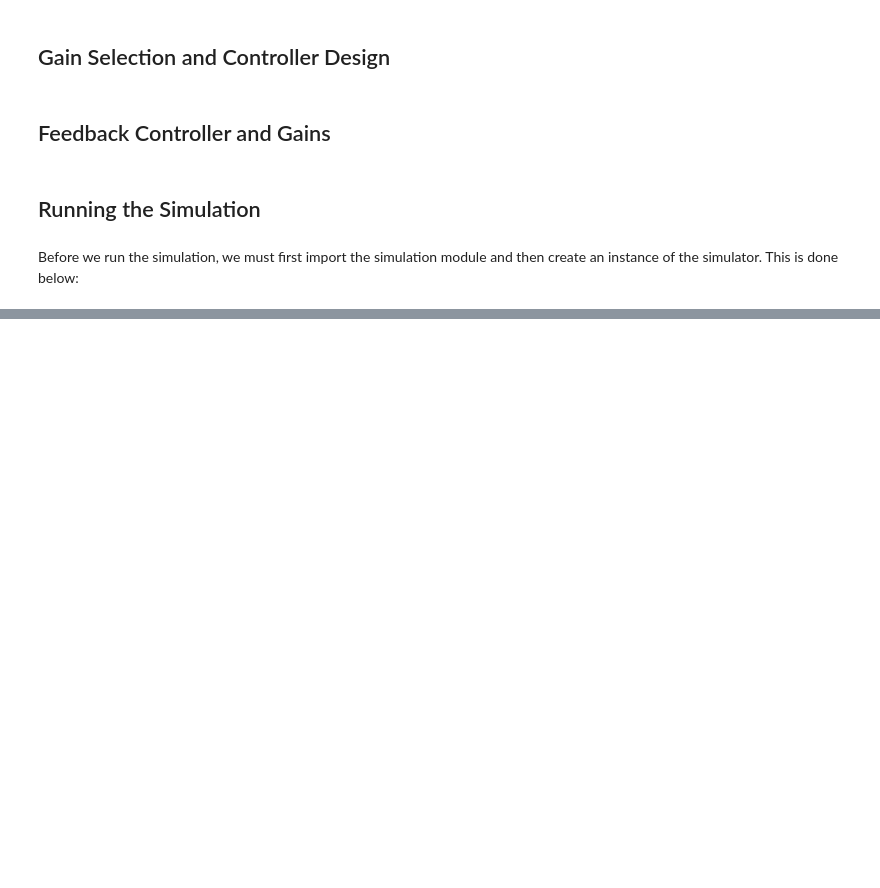
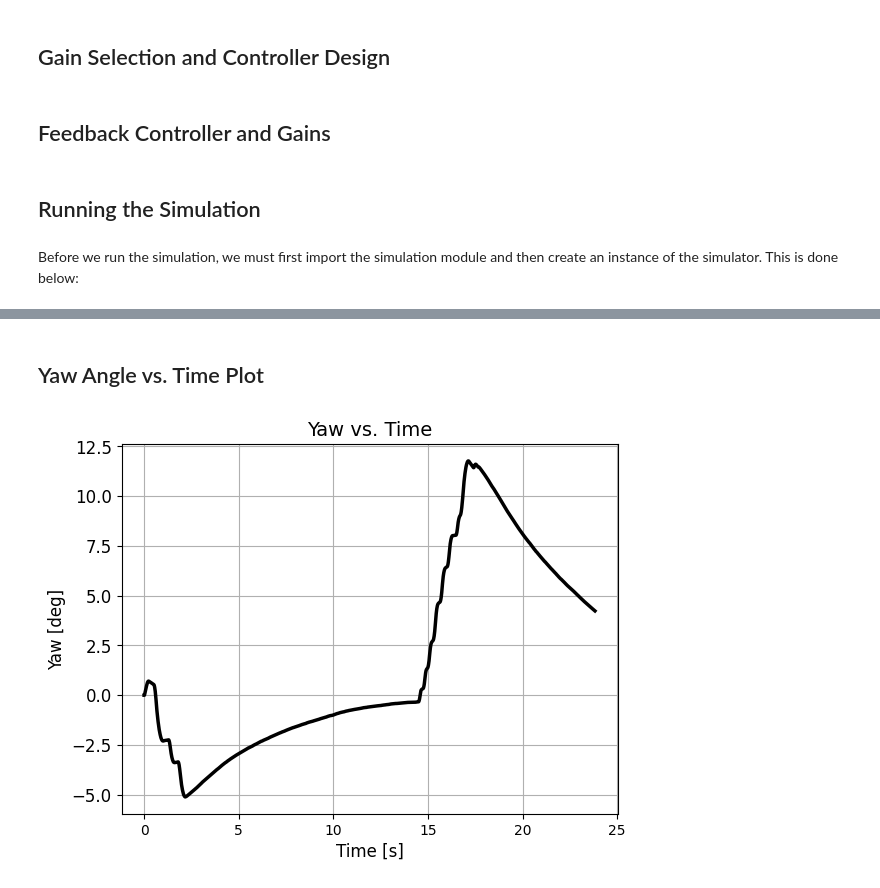
Before and after one commit to Amateja2/ae353-fa24, a Jupyter notebook: 02_Segbot/GenerateResults.ipynb, the cells around one changed output, grey strips where cells are left out. Saved outputs shown, nothing was run; the diff lists cells and outputs as text; code cells hidden in the pictures; blank space fills up the shorter version.

```diff
--- a/02_Segbot/GenerateResults.ipynb
+++ b/02_Segbot/GenerateResults.ipynb
@@ -137,10 +137,10 @@ import numpy as np
 class Controller():
     def __init__(self):
 
-        self.pid_elat = FeedbackController(Kp=10.0, Ki=2.0, Kd=1)     # Lateral error control
-        self.pid_phi = FeedbackController(Kp=10.0, Ki=1.0, Kd=0.1)      # Heading error control
-        self.pid_phidot = FeedbackController(Kp=3.0, Ki=0.5, Kd=0.1)   # Yaw velocity control
-        self.pid_theta = FeedbackController(Kp=200.0, Ki=3, Kd=1)   # Pitch angle control
+        self.pid_elat = FeedbackController(Kp=2, Ki=0.5, Kd=0.1)     # Lateral error control
+        self.pid_phi = FeedbackController(Kp=3.0, Ki=1.0, Kd=0.25)      # Heading error control
+        self.pid_phidot = FeedbackController(Kp=0.5, Ki=0.025, Kd=0.001)   # Yaw velocity control
+        self.pid_theta = FeedbackController(Kp=30, Ki=1.25, Kd=0.25)   # Pitch angle control
 
     def reset(self):
         pass
@@ -161,8 +161,8 @@ class Controller():
 
         # Combine the PID outputs to calculate the control effort (wheel torques)
         # Adjust to ensure that lateral error correction drives movement towards the center of the ring
-        left_torque = pid_elat_output + pid_phi_output + pid_theta_output + pid_phidot_output
-        right_torque = -pid_elat_output - pid_phi_output + pid_theta_output - pid_phidot_output
+        left_torque = pid_elat_output + pid_theta_output + pid_phidot_output + pid_phi_output
+        right_torque = -pid_elat_output + pid_theta_output - pid_phidot_output - pid_phi_output
 
         # Return the control inputs (left and right wheel torques)
         inputs = [-left_torque, -right_torque]
@@ -239,0 +239,14 @@ plt.show()
+# %% [markdown]
+## Yaw Angle vs. Time Plot
+# %%
+# Create a plot of the pitch angle versus time on the first plot
+plt.plot(data['time'], 180.*np.array(data['phi'])/np.pi, c='k', lw=2.5)
+plt.ylabel("Yaw [deg]", fontsize=12)
+plt.xlabel("Time [s]", fontsize=12)
+plt.tick_params(axis='y', labelsize=12)
+plt.title("Yaw vs. Time", fontsize=14)
+plt.grid()
+
+plt.show()
+# %% [output]
+[figure, added]
```
Also changed, not shown: parts of 10 cells of this notebook.
